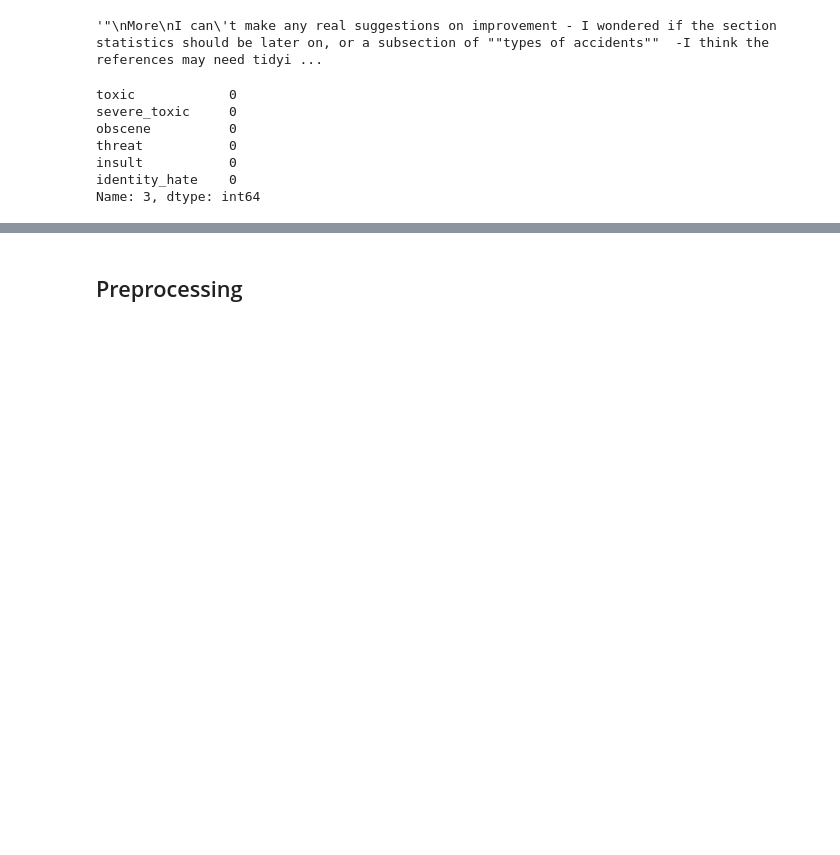
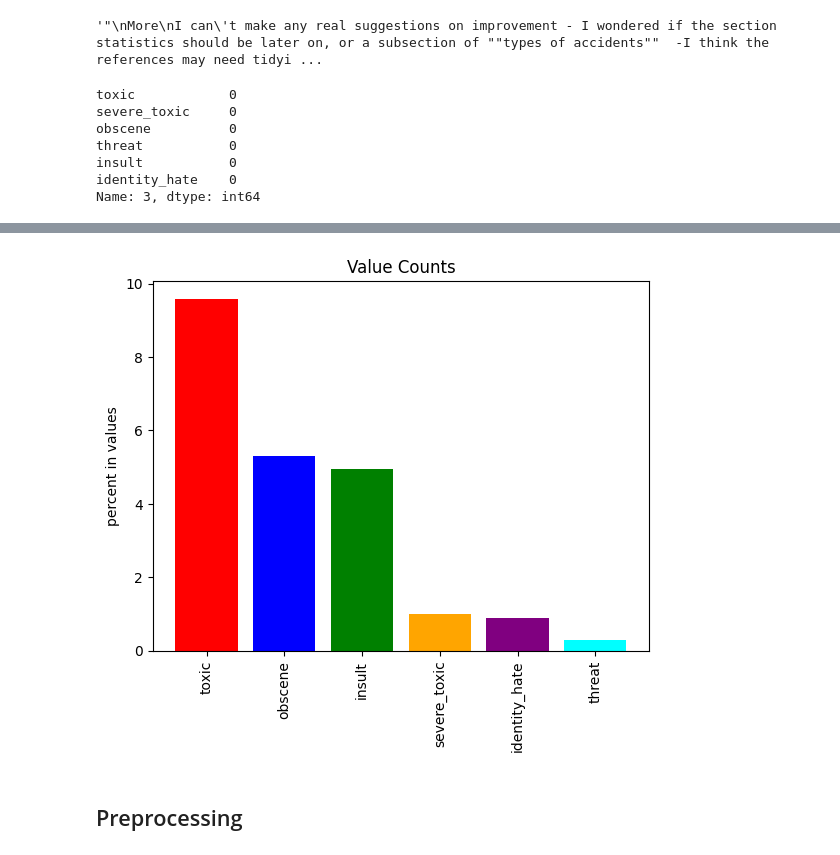
Before and after one commit to YashMasane/Comment-Toxicity-Model, a Jupyter notebook: main.ipynb, the cells around one changed output, grey strips where cells are left out. Drawn from its saved outputs; the diff is of its cells as text; code cells hidden in the pictures; blank space fills up the shorter version.

```diff
--- a/main.ipynb
+++ b/main.ipynb
@@ -67,0 +85,4 @@ Name: 3, dtype: int64
+# %%
+sorted_data = sorted(zip(columns_to_plot, values), key= lambda x:x[1], reverse=True)
+# %%
+sorted_categories, sorted_values = zip(*sorted_data)
@@ -68,2 +99,11 @@ Name: 3, dtype: int64
+# %%
+colors = ['red', 'blue', 'green', 'orange', 'purple', 'cyan']
+plt.bar(sorted_categories, sorted_values, color=colors)
+plt.ylabel('percent in values')
+plt.xticks(rotation=90)
+plt.title('Value Counts')
+plt.show()
+# %% [output]
+[figure, added]
 # %% [markdown]
 ## Preprocessing
```
Also changed, not shown: parts of 24 cells of this notebook.
